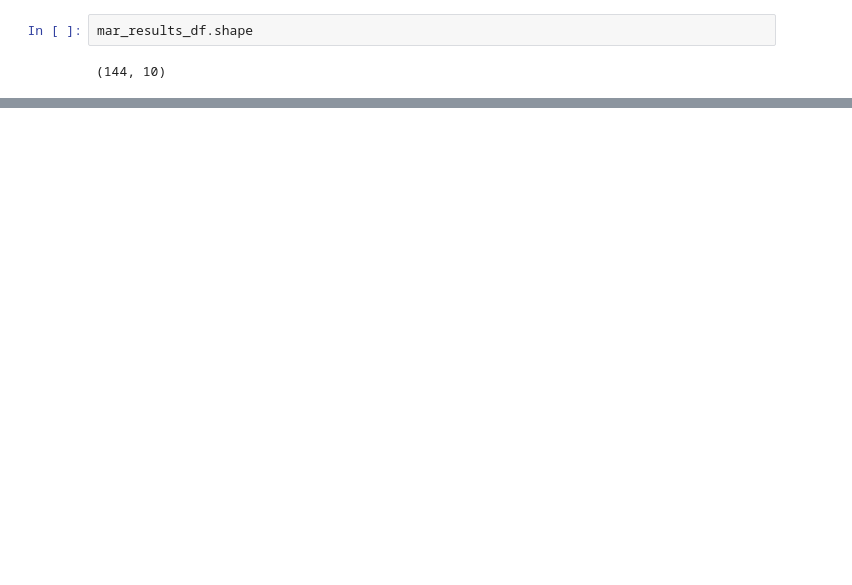
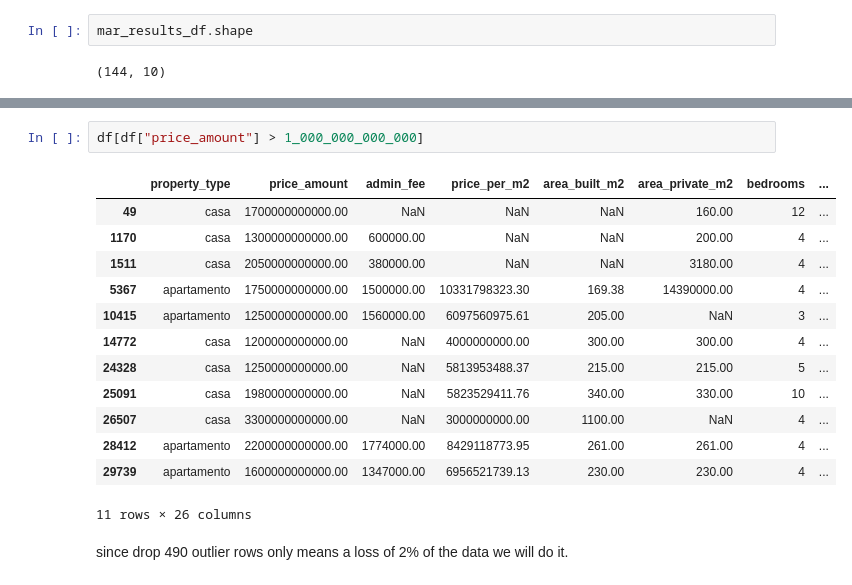
Before and after one commit to juanpablocarrillohortua/proyecto_finca_raiz_colombia, a Jupyter notebook: notebooks/data_cleaning.ipynb, the cells around one changed output, grey strips where cells are left out. Cells and saved outputs as stored; diff of their text form; blank space fills up the shorter version.

```diff
--- a/notebooks/data_cleaning.ipynb
+++ b/notebooks/data_cleaning.ipynb
@@ -575,0 +695,18 @@ mar_results_df.shape
+# %%
+df[df["price_amount"] > 1_000_000_000_000]
+# %% [output]
+|  | property_type | price_amount | admin_fee | price_per_m2 | area_built_m2 | area_private_m2 | bedrooms | ... |
+| 49 | casa | 1700000000000.00 | NaN | NaN | NaN | 160.00 | 12 | ... |
+| 1170 | casa | 1300000000000.00 | 600000.00 | NaN | NaN | 200.00 | 4 | ... |
+| 1511 | casa | 2050000000000.00 | 380000.00 | NaN | NaN | 3180.00 | 4 | ... |
+| 5367 | apartamento | 1750000000000.00 | 1500000.00 | 10331798323.30 | 169.38 | 14390000.00 | 4 | ... |
+| 10415 | apartamento | 1250000000000.00 | 1560000.00 | 6097560975.61 | 205.00 | NaN | 3 | ... |
+| 14772 | casa | 1200000000000.00 | NaN | 4000000000.00 | 300.00 | 300.00 | 4 | ... |
+| 24328 | casa | 1250000000000.00 | NaN | 5813953488.37 | 215.00 | 215.00 | 5 | ... |
+| 25091 | casa | 1980000000000.00 | NaN | 5823529411.76 | 340.00 | 330.00 | 10 | ... |
+| 26507 | casa | 3300000000000.00 | NaN | 3000000000.00 | 1100.00 | NaN | 4 | ... |
+| 28412 | apartamento | 2200000000000.00 | 1774000.00 | 8429118773.95 | 261.00 | 261.00 | 4 | ... |
+| 29739 | apartamento | 1600000000000.00 | 1347000.00 | 6956521739.13 | 230.00 | 230.00 | 4 | ... |
+11 rows × 26 columns
+# %% [markdown]
+since drop 490 outlier rows only means a loss of 2% of the data we will do it.
```
Also changed, not shown: parts of 22 cells of this notebook, 1 other file.
